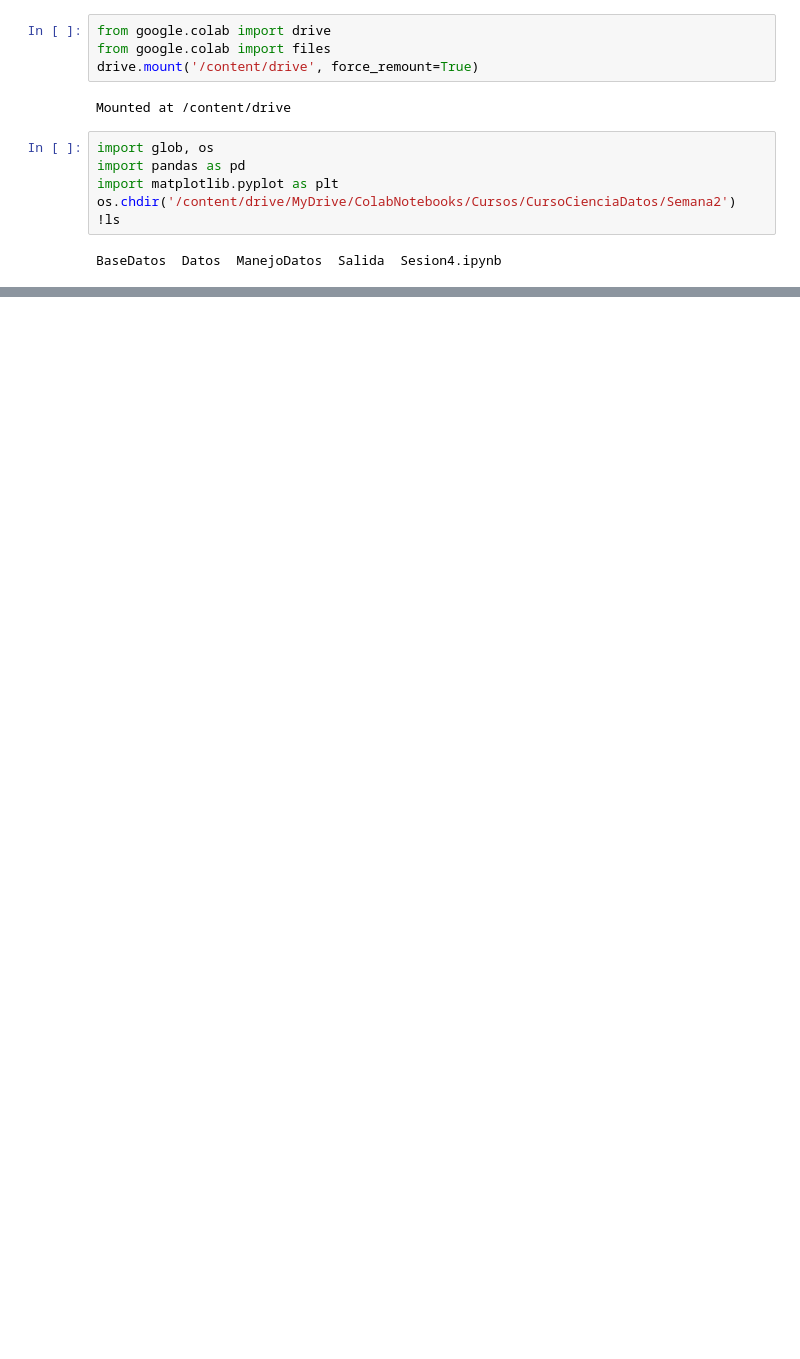
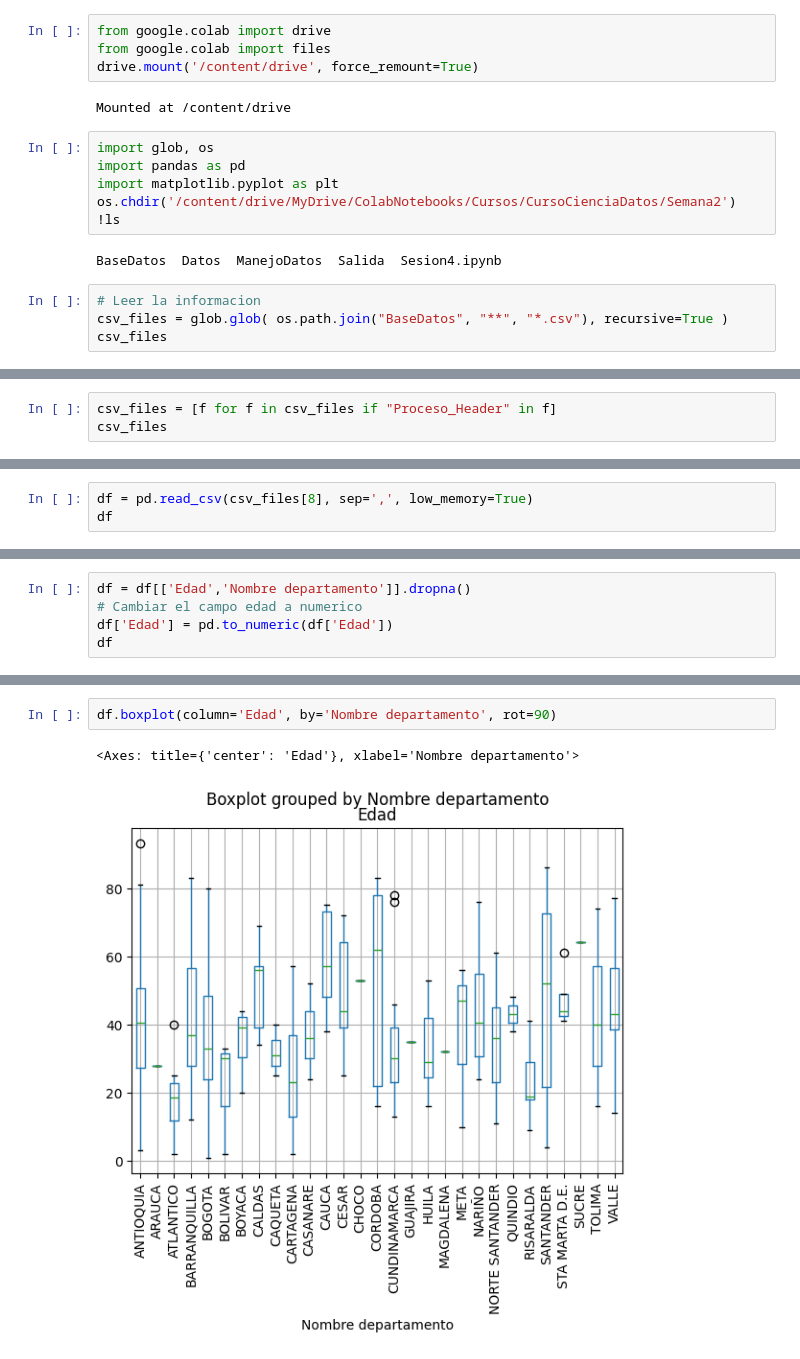
Before and after one commit to asegura4488/CienciaDatos, a Jupyter notebook: Semana2/Sesion4.ipynb, the cells around one changed output, grey strips where cells are left out. Cells and saved outputs as stored; diff of their text form; blank space fills up the shorter version.

```diff
--- a/Semana2/Sesion4.ipynb
+++ b/Semana2/Sesion4.ipynb
@@ -14,3 +14,7 @@ os.chdir('/content/drive/MyDrive/ColabNotebooks/Cursos/CursoCienciaDatos/Semana2
 !ls
 # %% [output]
 BaseDatos  Datos  ManejoDatos  Salida  Sesion4.ipynb
+# %%
+# Leer la informacion
+csv_files = glob.glob( os.path.join("BaseDatos", "**", "*.csv"), recursive=True )
+csv_files
@@ -16,0 +42,3 @@ BaseDatos  Datos  ManejoDatos  Salida  Sesion4.ipynb
+# %%
+csv_files = [f for f in csv_files if "Proceso_Header" in f]
+csv_files
@@ -16,0 +59,3 @@ BaseDatos  Datos  ManejoDatos  Salida  Sesion4.ipynb
+# %%
+df = pd.read_csv(csv_files[8], sep=',', low_memory=True)
+df
@@ -16,0 +89,5 @@ BaseDatos  Datos  ManejoDatos  Salida  Sesion4.ipynb
+# %%
+df = df[['Edad','Nombre departamento']].dropna()
+# Cambiar el campo edad a numerico
+df['Edad'] = pd.to_numeric(df['Edad'])
+df
@@ -16,0 +108,5 @@ BaseDatos  Datos  ManejoDatos  Salida  Sesion4.ipynb
+# %%
+df.boxplot(column='Edad', by='Nombre departamento', rot=90)
+# %% [output]
+<Axes: title={'center': 'Edad'}, xlabel='Nombre departamento'>
+[figure, added]
```
Also changed, not shown: parts of 8 cells of this notebook.
